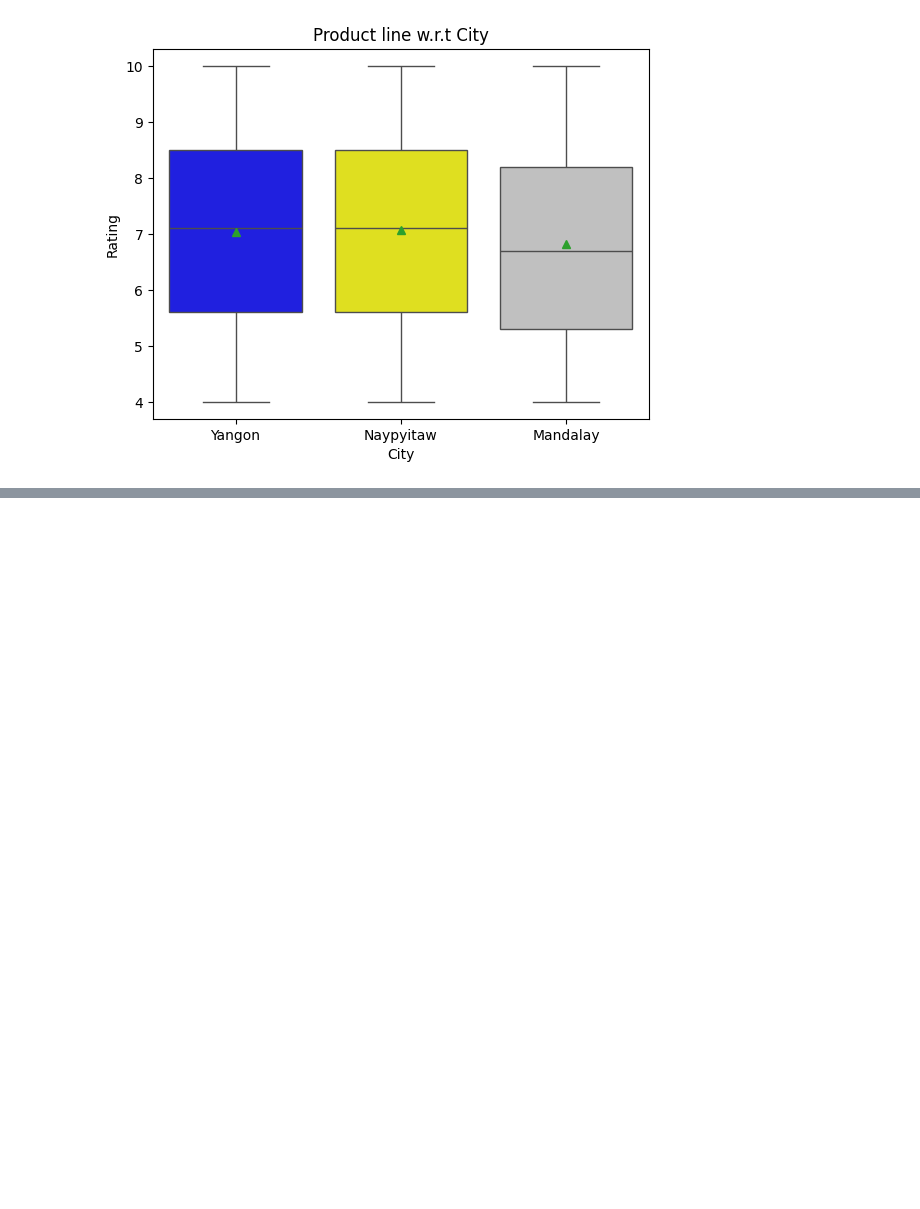
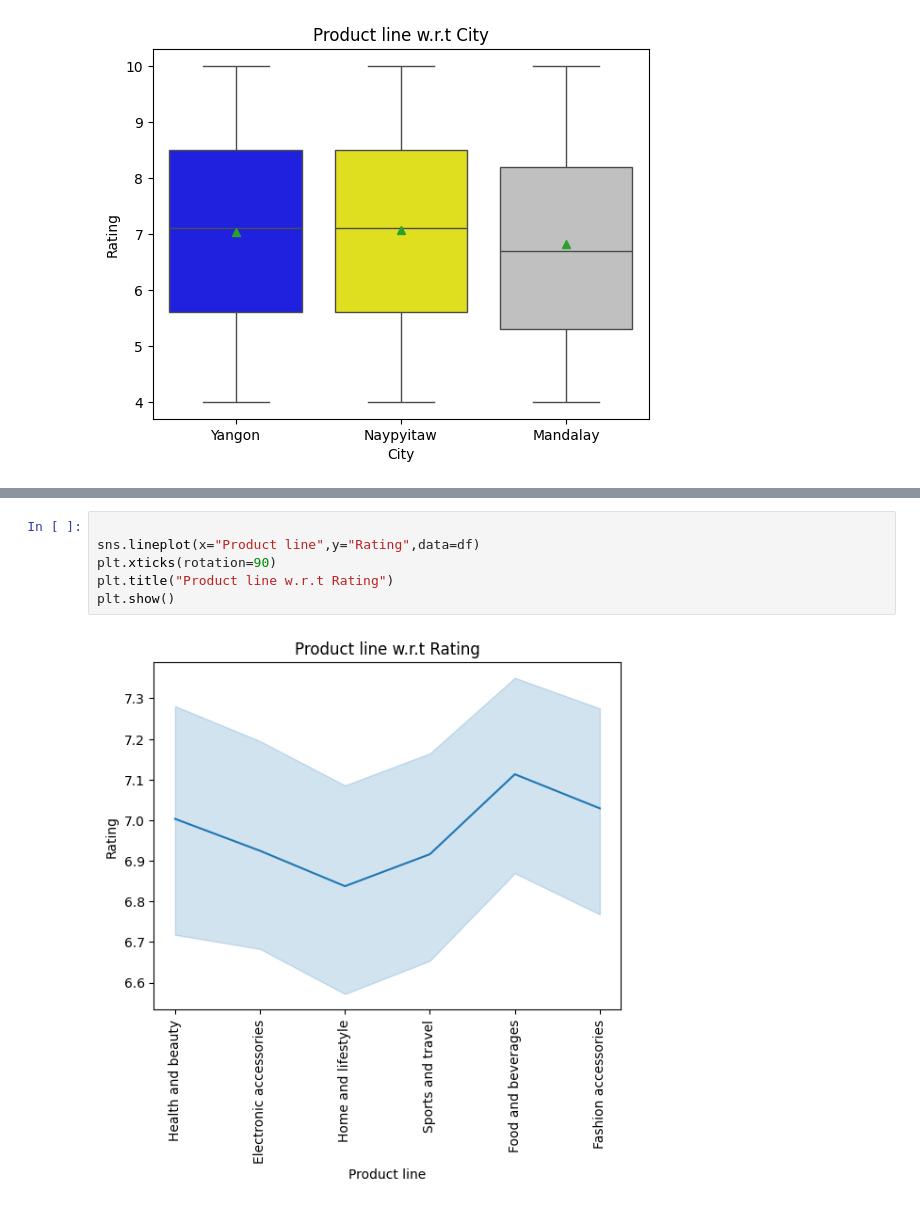
Before and after one commit to Sanjay-799/Supermarket-Sales-Analysis, a Jupyter notebook: Supermarket_Sales_Analysis.ipynb, the cells around one changed output, grey strips where cells are left out. Drawn from its saved outputs; the diff is of its cells as text; blank space fills up the shorter version.

```diff
--- a/Supermarket_Sales_Analysis.ipynb
+++ b/Supermarket_Sales_Analysis.ipynb
@@ -326,0 +364,8 @@ Passing `palette` without assigning `hue` is deprecated and will be removed in v
+# %%
+
+sns.lineplot(x="Product line",y="Rating",data=df)
+plt.xticks(rotation=90)
+plt.title("Product line w.r.t Rating")
+plt.show()
+# %% [output]
+[figure, added]
```
Also changed, not shown: parts of 16 cells of this notebook.
